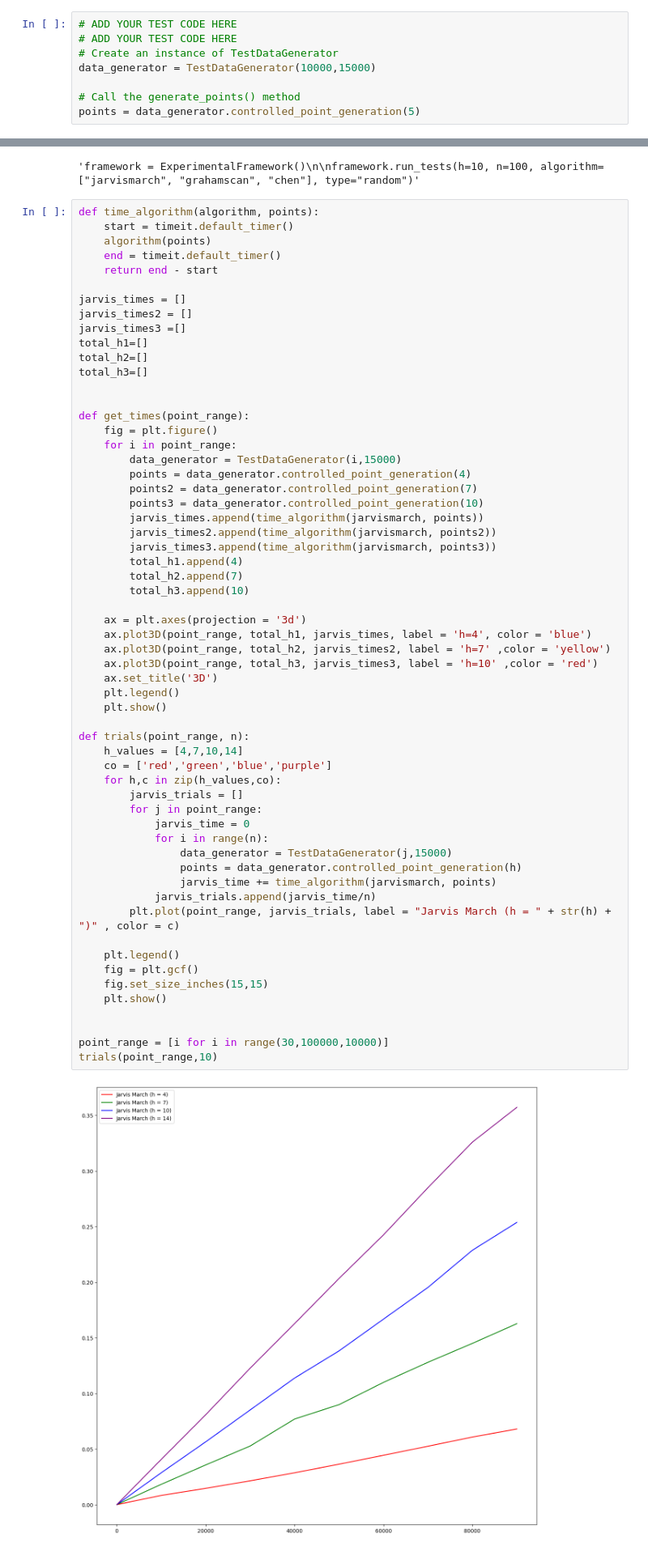
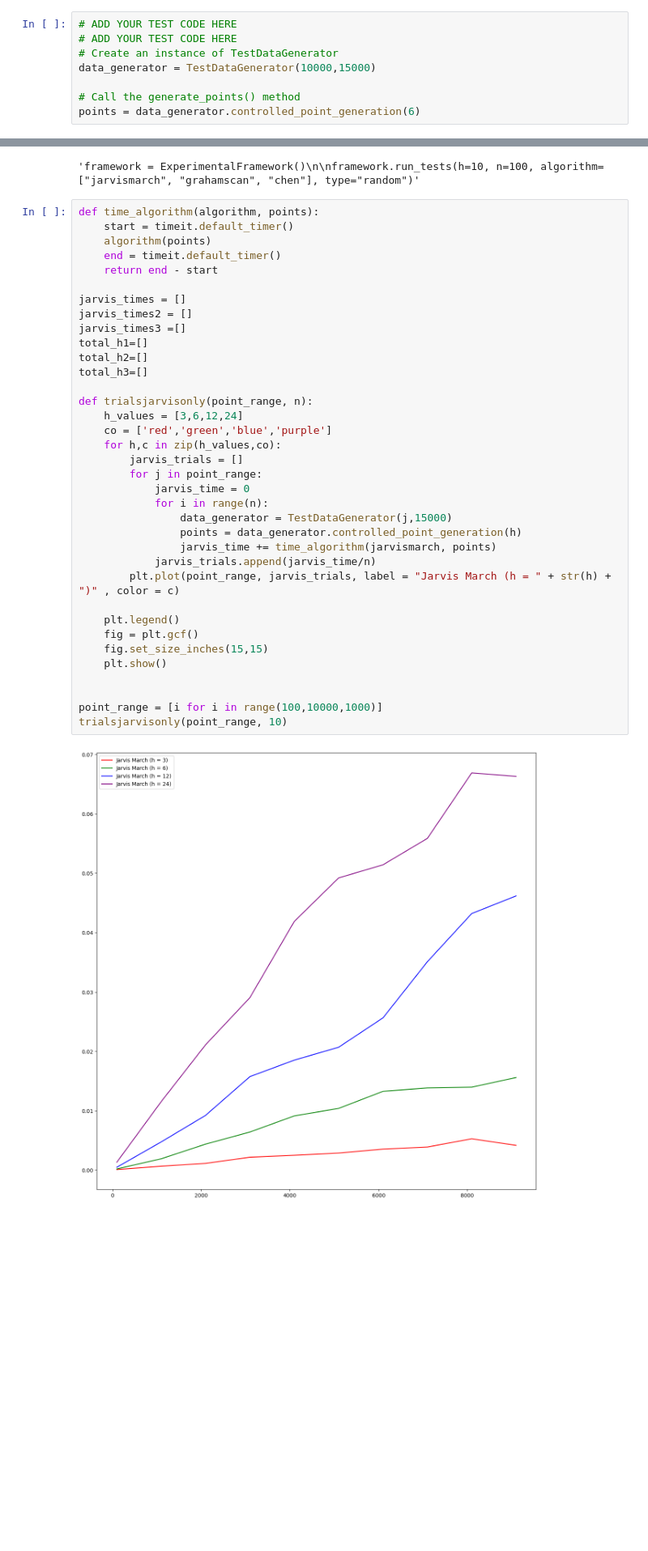
Before and after one commit to Declan-Loo/COMP0005-Grp30, a Jupyter notebook: grp-030-0005code.ipynb, the cells around one changed output, grey strips where cells are left out. Shown at 81% size. Saved outputs shown, nothing was run; the diff lists cells and outputs as text; blank space fills up the shorter version.

```diff
--- a/grp-030-0005code.ipynb
+++ b/grp-030-0005code.ipynb
@@ -573,7 +573,7 @@ Use the cell below to illustrate the python code you used to **fully evaluate**
 data_generator = TestDataGenerator(10000,15000)
 
 # Call the generate_points() method
-points = data_generator.controlled_point_generation(5)
+points = data_generator.controlled_point_generation(6)
 # %%
 jarvis_march_points = jarvismarch(points)
 jarvis_march_points.append(jarvis_march_points[0])
@@ -788,58 +788,35 @@ def time_algorithm(algorithm, points):
     algorithm(points)
     end = timeit.default_timer()
     return end - start
 
 jarvis_times = []
 jarvis_times2 = []
 jarvis_times3 =[]
 total_h1=[]
 total_h2=[]
 total_h3=[]
 
-
-def get_times(point_range):
-    fig = plt.figure()
-    for i in point_range:
-        data_generator = TestDataGenerator(i,15000)
-        points = data_generator.controlled_point_generation(4)
-        points2 = data_generator.controlled_point_generation(7)
-        points3 = data_generator.controlled_point_generation(10)
-        jarvis_times.append(time_algorithm(jarvismarch, points))
-        jarvis_times2.append(time_algorithm(jarvismarch, points2))
-        jarvis_times3.append(time_algorithm(jarvismarch, points3))
-        total_h1.append(4)
-        total_h2.append(7)
-        total_h3.append(10)
-
-    ax = plt.axes(projection = '3d')
-    ax.plot3D(point_range, total_h1, jarvis_times, label = 'h=4', color = 'blue')
-    ax.plot3D(point_range, total_h2, jarvis_times2, label = 'h=7' ,color = 'yellow')
-    ax.plot3D(point_range, total_h3, jarvis_times3, label = 'h=10' ,color = 'red')
-    ax.set_title('3D')
-    plt.legend()
-    plt.show()
-
-def trials(point_range, n):
-    h_values = [4,7,10,14]
+def trialsjarvisonly(point_range, n):
+    h_values = [3,6,12,24]
     co = ['red','green','blue','purple']
     for h,c in zip(h_values,co):
         jarvis_trials = []
         for j in point_range:
             jarvis_time = 0
             for i in range(n):
                 data_generator = TestDataGenerator(j,15000)
                 points = data_generator.controlled_point_generation(h)
                 jarvis_time += time_algorithm(jarvismarch, points)
             jarvis_trials.append(jarvis_time/n)
         plt.plot(point_range, jarvis_trials, label = "Jarvis March (h = " + str(h) + ")" , color = c)
 
     plt.legend()
     fig = plt.gcf()
     fig.set_size_inches(15,15)
     plt.show()
 
 
-point_range = [i for i in range(30,100000,10000)]
-trials(point_range,10)
+point_range = [i for i in range(100,10000,1000)]
+trialsjarvisonly(point_range, 10)
 # %% [output]
-[figure, old version]
+[figure, new version]
```
Also changed, not shown: parts of 10 cells of this notebook.
